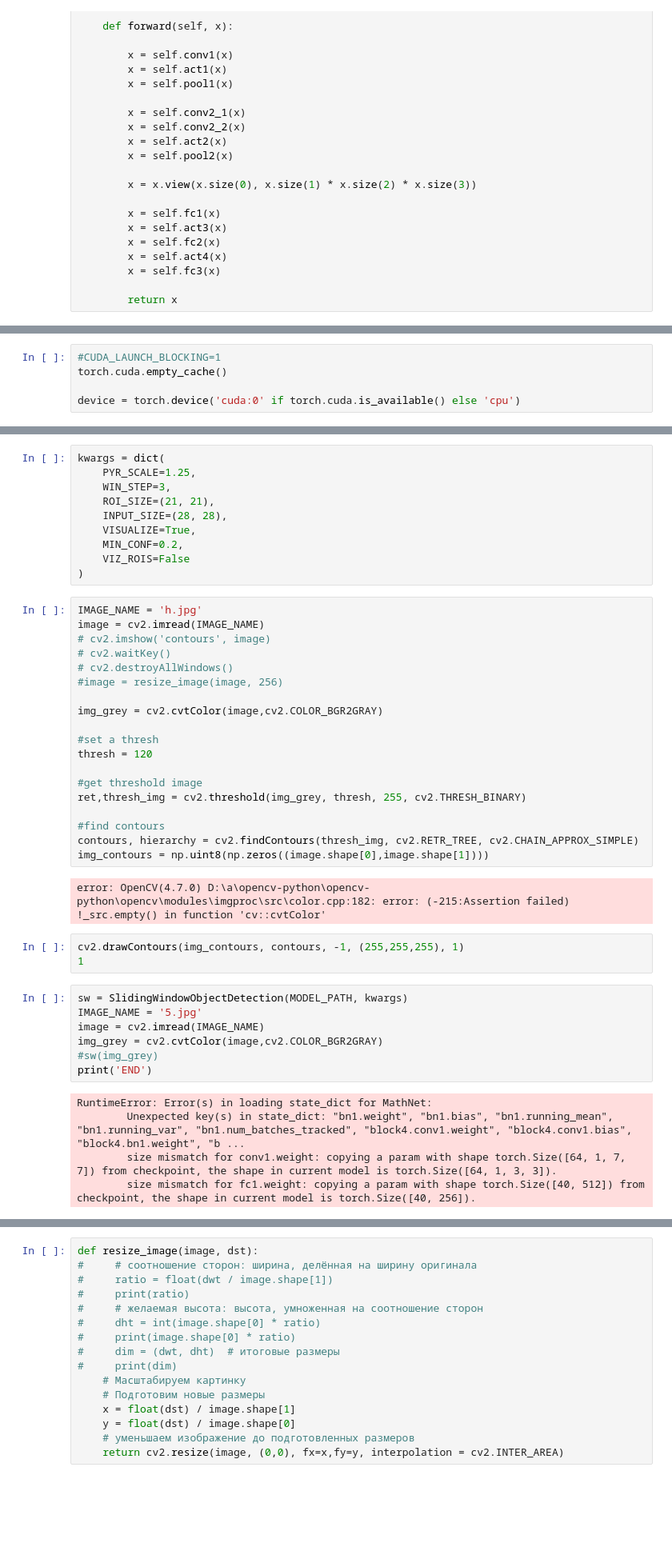
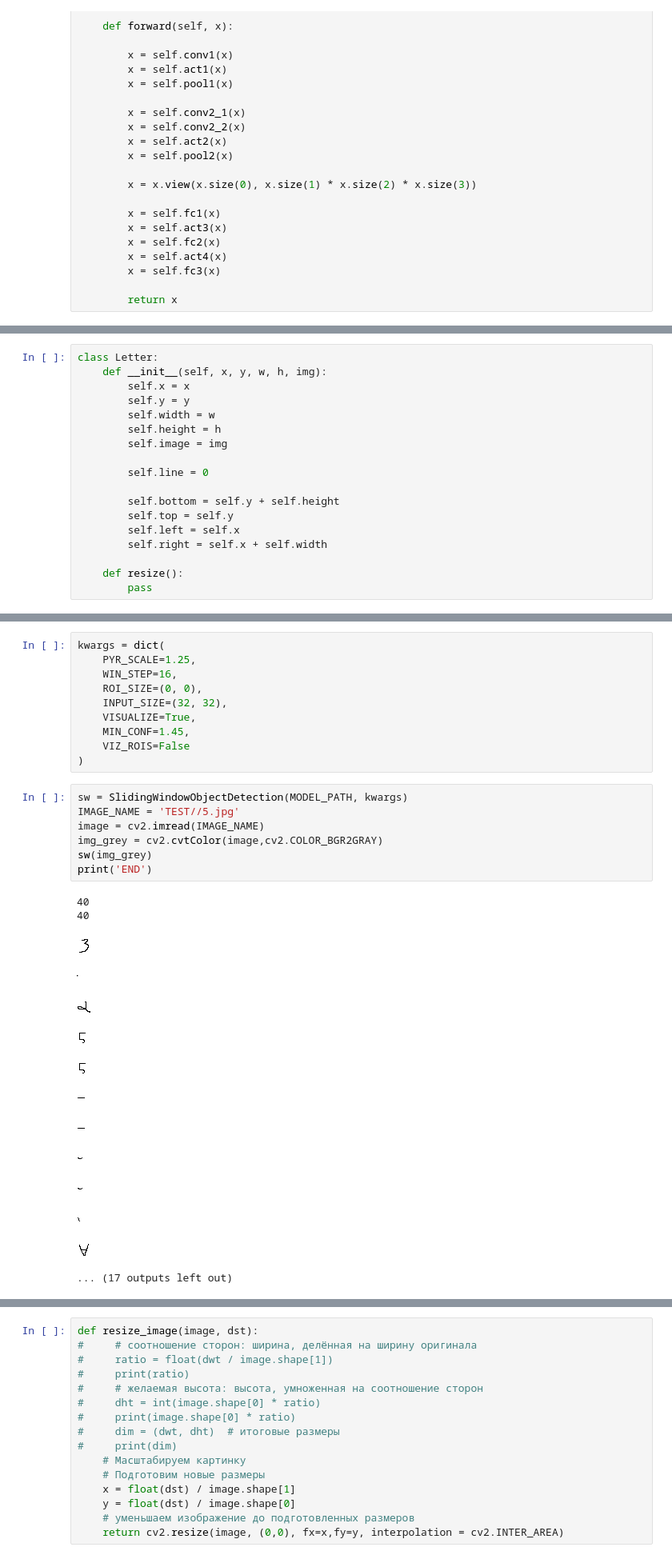
Before and after one commit to sawwere/Math_recognition, a Jupyter notebook: sliding_window_Residium.ipynb, the cells around one changed output, grey strips where cells are left out. Shown: that part at 80% size. Cells and saved outputs as stored; diff of their text form; blank space fills up the shorter version.

Commit message:
Add sliding window

```diff
--- a/sliding_window_Residium.ipynb
+++ b/sliding_window_Residium.ipynb
@@ -245,7 +71,20 @@ def ResNet18(img_channels=3, num_classes=NUM_CLASSES):
 # %%
-#CUDA_LAUNCH_BLOCKING=1
-torch.cuda.empty_cache()
+class Letter:
+    def __init__(self, x, y, w, h, img):
+        self.x = x
+        self.y = y
+        self.width = w
+        self.height = h
+        self.image = img
 
-device = torch.device('cuda:0' if torch.cuda.is_available() else 'cpu')
+        self.line = 0
+
+        self.bottom = self.y + self.height
+        self.top = self.y
+        self.left = self.x
+        self.right = self.x + self.width
+
+    def resize():
+        pass
 # %%
 (H, W) = (400, 400)
@@ -374,46 +228,32 @@ class SlidingWindowObjectDetection():
 # %%
 kwargs = dict(
     PYR_SCALE=1.25,
-    WIN_STEP=3,
-    ROI_SIZE=(21, 21),
-    INPUT_SIZE=(28, 28),
+    WIN_STEP=16,
+    ROI_SIZE=(0, 0),
+    INPUT_SIZE=(32, 32),
     VISUALIZE=True,
-    MIN_CONF=0.2,
+    MIN_CONF=1.45,
     VIZ_ROIS=False
 )
-# %%
-IMAGE_NAME = 'h.jpg'
-image = cv2.imread(IMAGE_NAME)
-# cv2.imshow('contours', image)
-# cv2.waitKey()
-# cv2.destroyAllWindows()
-#image = resize_image(image, 256)
-
-img_grey = cv2.cvtColor(image,cv2.COLOR_BGR2GRAY)
-
-#set a thresh
-thresh = 120
-
-#get threshold image
-ret,thresh_img = cv2.threshold(img_grey, thresh, 255, cv2.THRESH_BINARY)
-
-#find contours
-contours, hierarchy = cv2.findContours(thresh_img, cv2.RETR_TREE, cv2.CHAIN_APPROX_SIMPLE)
-img_contours = np.uint8(np.zeros((image.shape[0],image.shape[1])))
-# %% [output]
-error: OpenCV(4.7.0) D:\a\opencv-python\opencv-python\opencv\modules\imgproc\src\color.cpp:182: error: (-215:Assertion failed) !_src.empty() in function 'cv::cvtColor'
-# %%
-cv2.drawContours(img_contours, contours, -1, (255,255,255), 1)
-1
 # %%
 sw = SlidingWindowObjectDetection(MODEL_PATH, kwargs)
-IMAGE_NAME = '5.jpg'
+IMAGE_NAME = 'TEST//5.jpg'
 image = cv2.imread(IMAGE_NAME)
 img_grey = cv2.cvtColor(image,cv2.COLOR_BGR2GRAY)
-#sw(img_grey)
+sw(img_grey)
 print('END')
 # %% [output]
-RuntimeError: Error(s) in loading state_dict for MathNet:
-        Unexpected key(s) in state_dict: "bn1.weight", "bn1.bias", "bn1.running_mean", "bn1.running_var", "bn1.num_batches_tracked", "block4.conv1.weight", "block4.conv1.bias", "block4.bn1.weight", "b ...
-        size mismatch for conv1.weight: copying a param with shape torch.Size([64, 1, 7, 7]) from checkpoint, the shape in current model is torch.Size([64, 1, 3, 3]).
-        size mismatch for fc1.weight: copying a param with shape torch.Size([40, 512]) from checkpoint, the shape in current model is torch.Size([40, 256]).
+40
+40
+[figure, added]
+[figure, added]
+[figure, added]
+[figure, added]
+[figure, added]
+[figure, added]
+[figure, added]
+[figure, added]
+[figure, added]
+[figure, added]
+[figure, added]
+... (17 outputs left out)
```
Also changed, not shown: parts of 11 cells of this notebook, 4 other files.
